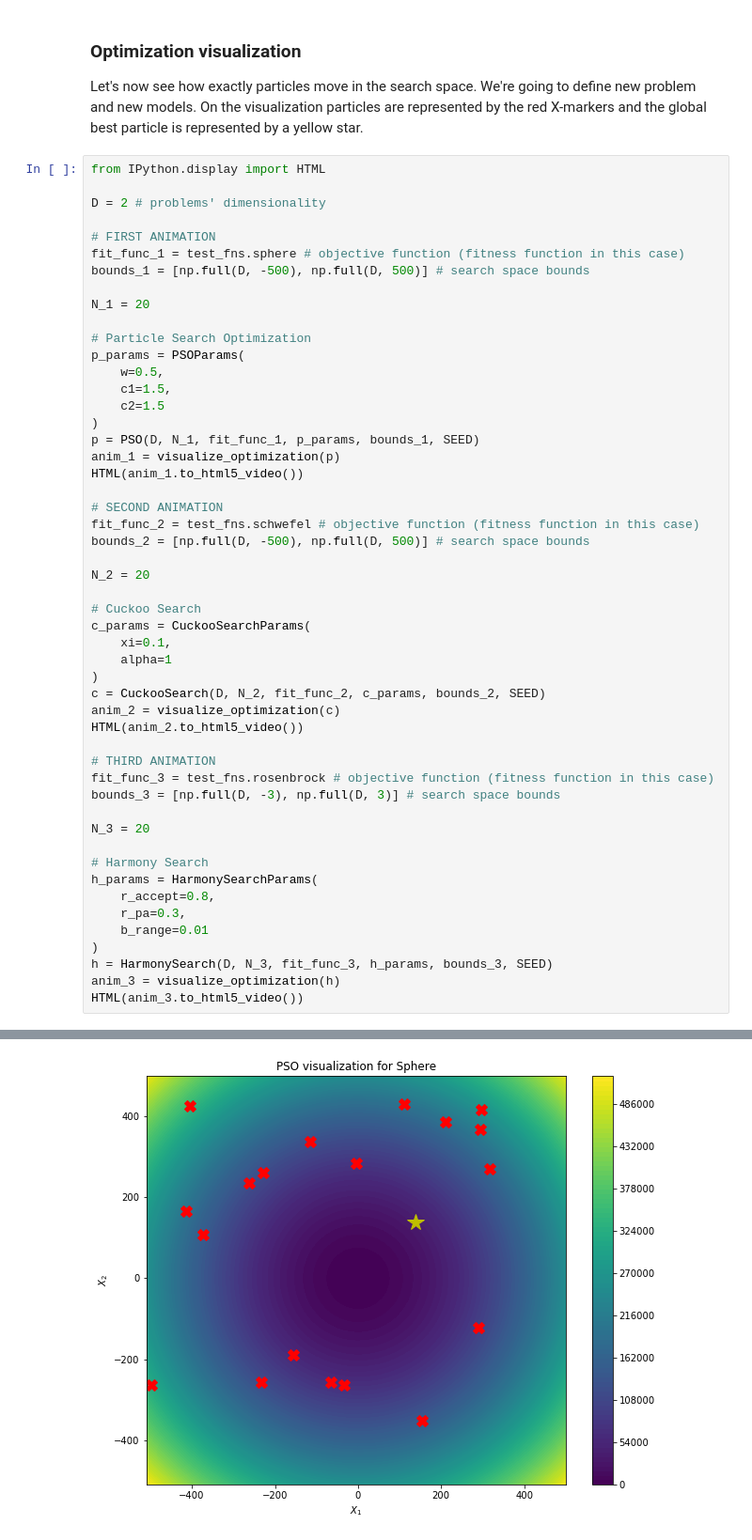
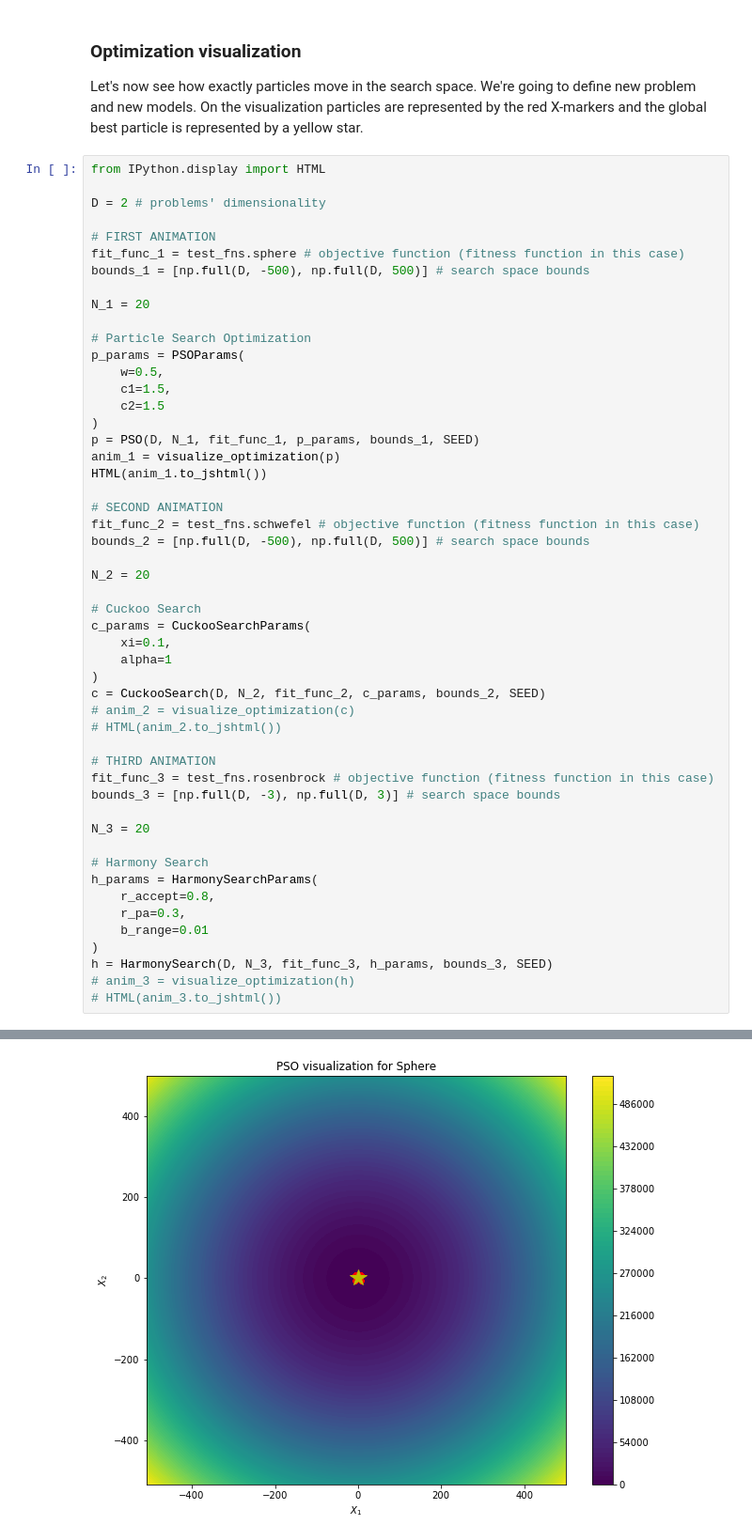
Before and after one commit to OleksandrKlanovets/swarm_algorithms, a Jupyter notebook: notebooks/swarm_algorithms_demo.ipynb, the cells around one changed output, grey strips where cells are left out. Shown at 94% size. Drawn from its saved outputs; the diff is of its cells as text.

Commit message:
Another way to fix via to_jshtml()

```diff
--- a/notebooks/swarm_algorithms_demo.ipynb
+++ b/notebooks/swarm_algorithms_demo.ipynb
@@ -167,7 +167,7 @@ p_params = PSOParams(
 )
 p = PSO(D, N_1, fit_func_1, p_params, bounds_1, SEED)
 anim_1 = visualize_optimization(p)
-HTML(anim_1.to_html5_video())
+HTML(anim_1.to_jshtml())
 
 # SECOND ANIMATION
 fit_func_2 = test_fns.schwefel # objective function (fitness function in this case)
@@ -181,8 +181,8 @@ c_params = CuckooSearchParams(
     alpha=1
 )
 c = CuckooSearch(D, N_2, fit_func_2, c_params, bounds_2, SEED)
-anim_2 = visualize_optimization(c)
-HTML(anim_2.to_html5_video())
+# anim_2 = visualize_optimization(c)
+# HTML(anim_2.to_jshtml())
 
 # THIRD ANIMATION
 fit_func_3 = test_fns.rosenbrock # objective function (fitness function in this case)
@@ -197,6 +197,6 @@ h_params = HarmonySearchParams(
     b_range=0.01
 )
 h = HarmonySearch(D, N_3, fit_func_3, h_params, bounds_3, SEED)
-anim_3 = visualize_optimization(h)
-HTML(anim_3.to_html5_video())
+# anim_3 = visualize_optimization(h)
+# HTML(anim_3.to_jshtml())
 # %% [output]
@@ -204 +203 @@ RuntimeError: Requested MovieWriter (ffmpeg) not available
-[figure, old version]
+[figure, new version]
```
Also changed, not shown: parts of 1 cell of this notebook.
